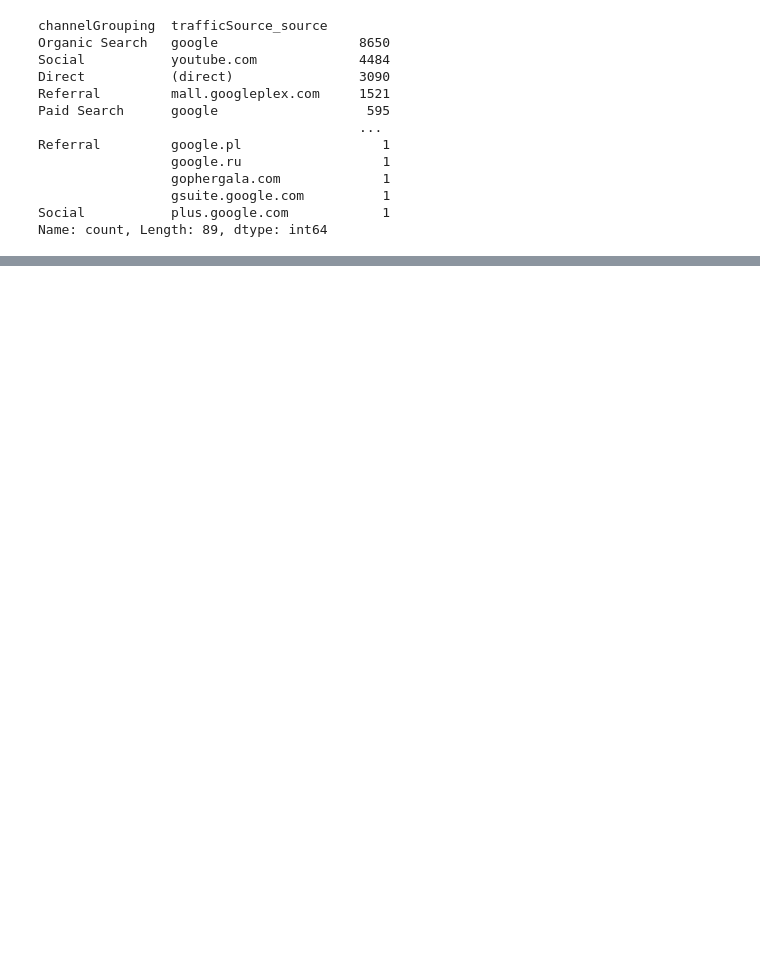
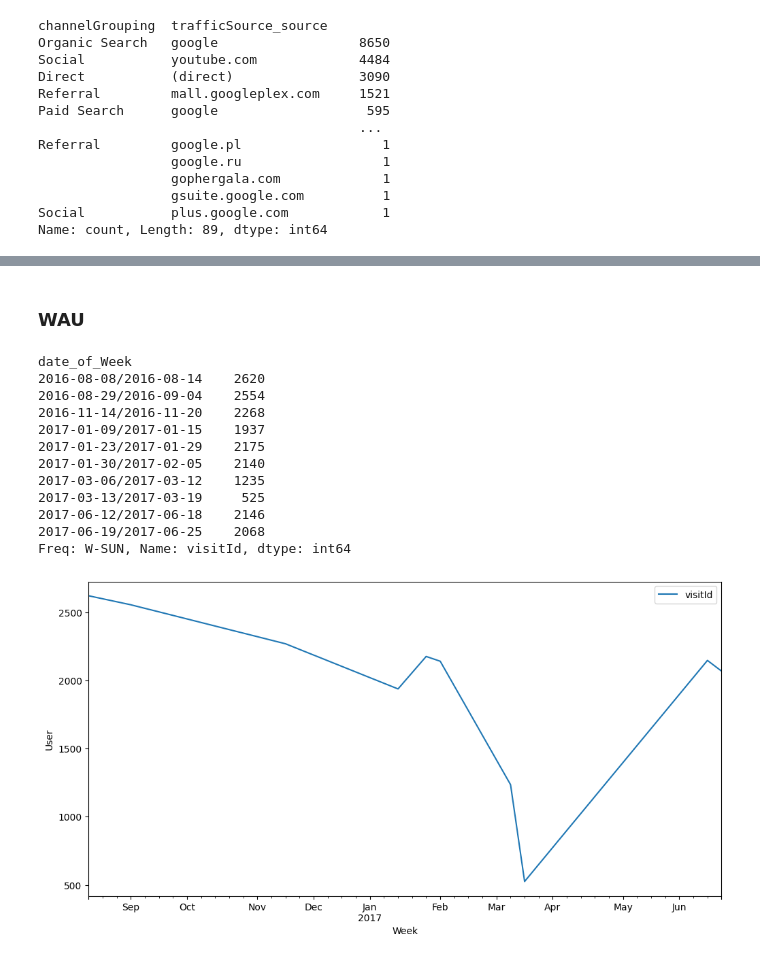
Before and after one commit to eju1019/ipark, a Jupyter notebook: projcet.ipynb, the cells around one changed output, grey strips where cells are left out. Cells and saved outputs as stored; diff of their text form; code cells hidden in the pictures; blank space fills up the shorter version.

```diff
--- a/projcet.ipynb
+++ b/projcet.ipynb
@@ -188,0 +173,25 @@ Name: visitStartTime, Length: 19668, dtype: int64
+# %% [markdown]
+### WAU
+# %%
+df['date_of_Week']=df.visitStartTime.dt.to_period('W')
+df_WAU=df.groupby(df['date_of_Week'])['visitId'].nunique()
+plt.figure(figsize=(12,6))
+df_WAU.plot(kind='line',legend='visitId')
+plt.xlabel('Week')
+plt.ylabel('User')
+plt.legend()
+print(df_WAU)
+# %% [output]
+date_of_Week
+2016-08-08/2016-08-14    2620
+2016-08-29/2016-09-04    2554
+2016-11-14/2016-11-20    2268
+2017-01-09/2017-01-15    1937
+2017-01-23/2017-01-29    2175
+2017-01-30/2017-02-05    2140
+2017-03-06/2017-03-12    1235
+2017-03-13/2017-03-19     525
+2017-06-12/2017-06-18    2146
+2017-06-19/2017-06-25    2068
+Freq: W-SUN, Name: visitId, dtype: int64
+[figure, added]
```
Also changed, not shown: parts of 29 cells of this notebook.
